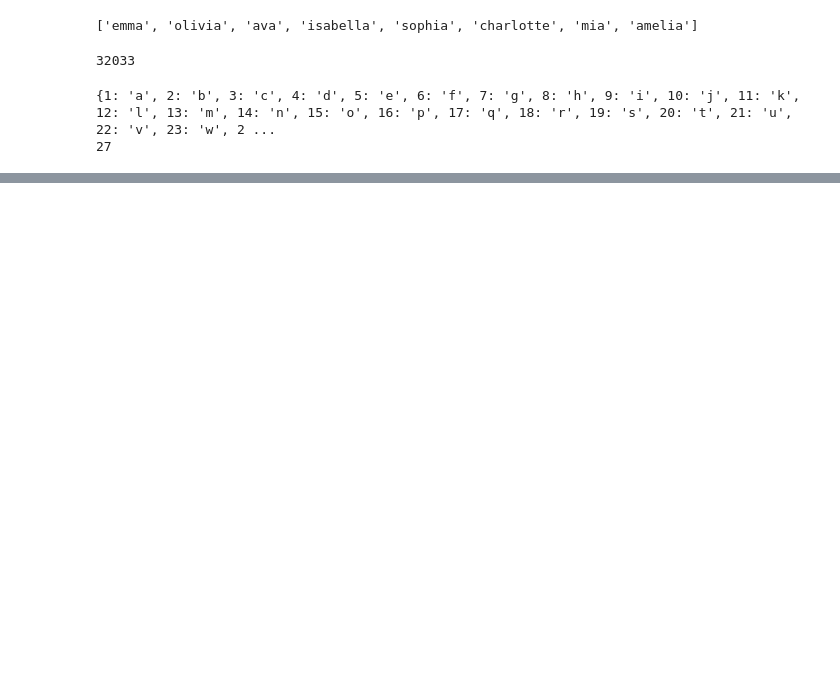
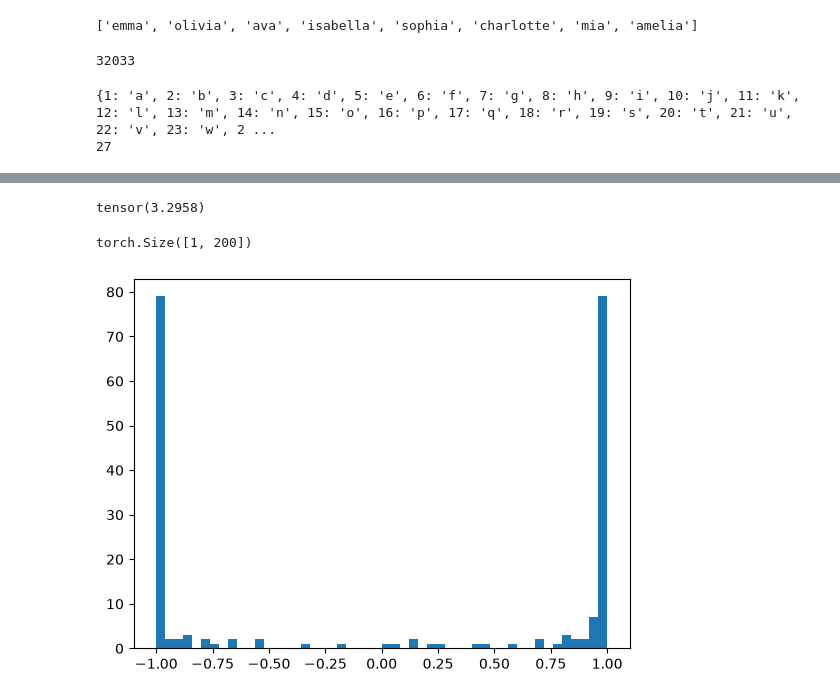
Before and after one commit to ssundarraj/nn-zth, a Jupyter notebook: makemore/makemore3.ipynb, the cells around one changed output, grey strips where cells are left out. Cells and saved outputs as stored; diff of their text form; code cells hidden in the pictures; blank space fills up the shorter version.

```diff
--- a/makemore/makemore3.ipynb
+++ b/makemore/makemore3.ipynb
@@ -129,0 +230,28 @@ val 2.1697638034820557
+# %%
+# sample from the model
+g = torch.Generator().manual_seed(2147483647 + 10)
+
+for _ in range(20):
+
+  out = []
+  context = [0] * block_size  # initialize with all '...'
+
+  while True:
+      # forward pass the neural net
+      emb = C[torch.tensor([context])]  # (1, block_size, n_embd)
+      h = torch.tanh(emb.view(1, -1) @ W1 + b1)
+      logits = h @ W2 + b2
+      probs = F.softmax(logits, dim=1)
+
+      # sample from the distribution
+      ix = torch.multinomial(probs, num_samples=1, generator=g).item()
+
+      # shift the context window and track the samples
+      context = context[1:] + [ix]
+      out.append(ix)
+
+      # if we sample the special '.' token, break
+      if ix == 0:
+          break
+
+  print(''.join(itos[i] for i in out))  # decode and print the generated word
@@ -129,0 +279,36 @@ val 2.1697638034820557
+# %%
+'''
+:::(1):::
+we observe above that the loss is 27. that's quite high so our initialization is bad
+we expect a lower number:
+at initialization we don't expect to believe one char is more likely than another so we want a uniform likelyhood
+i.e. 1/27 prob for any char
+loss is negative log prob
+i.e. 3.29
+we want the logits to be roughly equal when we start training (normalization in softmax will make the distribution uniform)
+
+We set the weights of second layer to be very small and biases as 0 so the logits are very small
+Why not set to 0? We need some entropy for symmetry breaking (TODO).
+
+With these optimizations, we notice that the hockeystick shape of the graph is no longer present because
+we start at a much more reasonable loss
+overall loss is also lower because we don't spend first iterations squashing down weights
+
+'''
+-torch.tensor(1/27).log() # expected initial loss
+# %% [output]
+tensor(3.2958)
+# %%
+'''
+:::(2):::
+Still a deeper problem lurking in initialization
+logits are ok, but hidden state activations (h) are weird
+many elements are 1 or -1
+tanh squashes the outputs as seen below
+tanh is very "active"
+'''
+print(h.shape)
+plt.hist(h.view(-1).tolist(), 50);
+# %% [output]
+torch.Size([1, 200])
+[figure, added]
```
Also changed, not shown: parts of 15 cells of this notebook.
